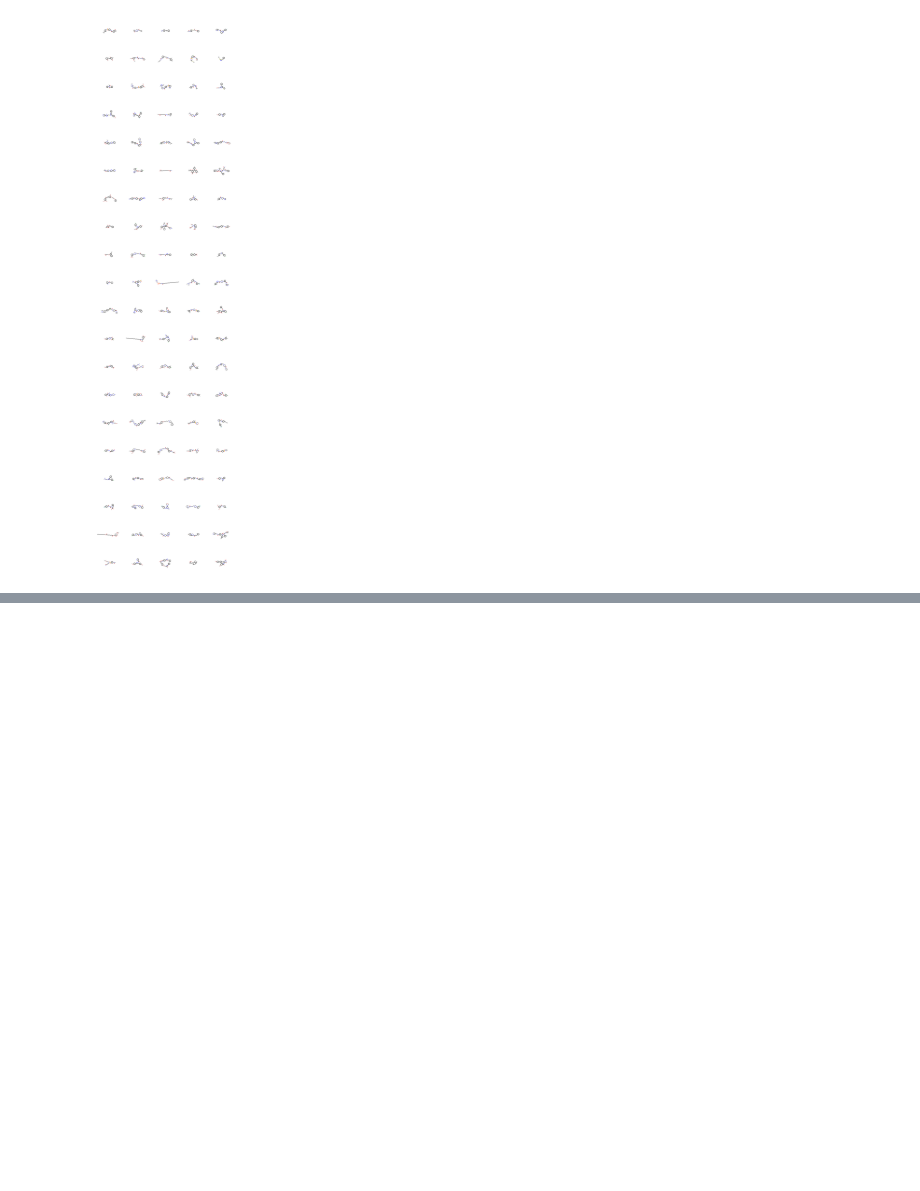
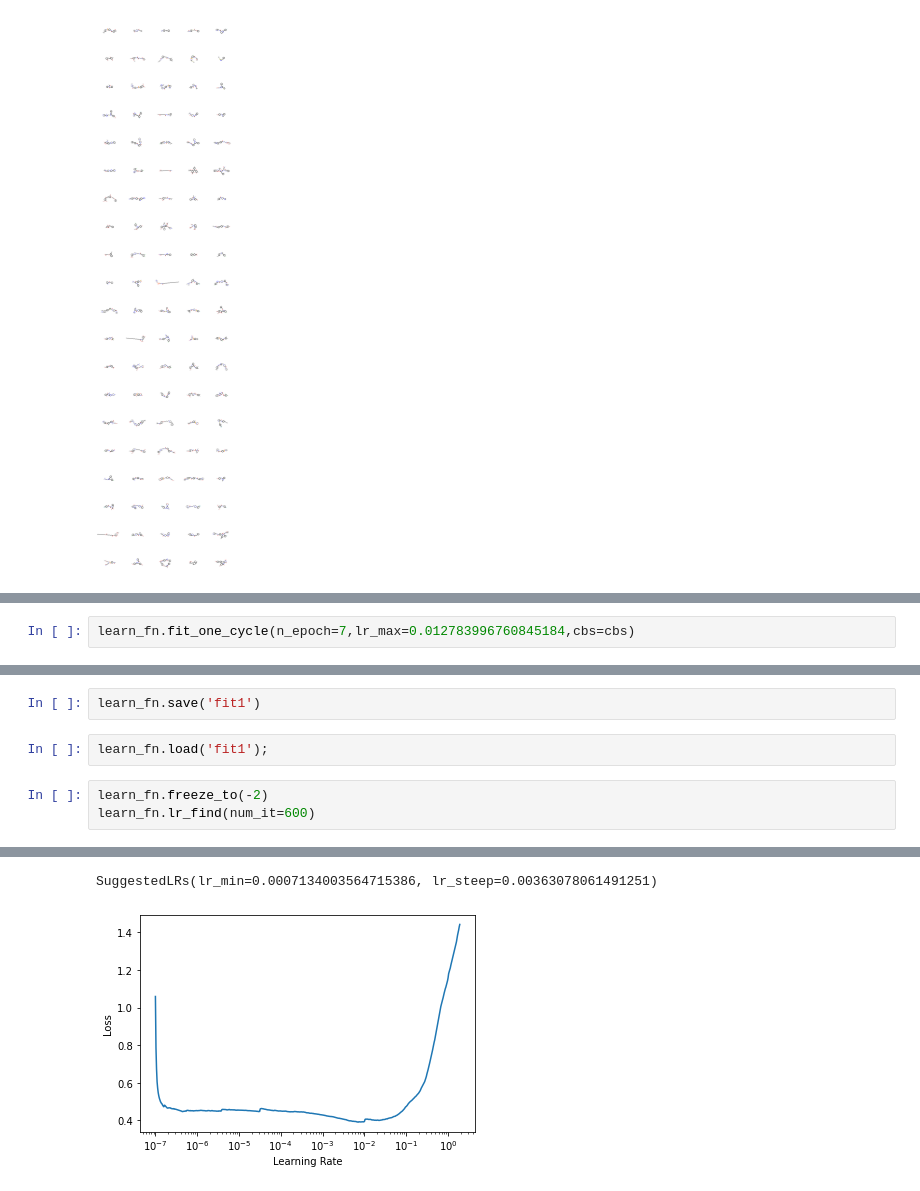
Before and after one commit to Marcosuff/Marcosuff.github.io, a Jupyter notebook: fastaiv2_works/SMILES_LSTM_fastaiv2.ipynb, the cells around one changed output, grey strips where cells are left out. Saved outputs shown, nothing was run; the diff lists cells and outputs as text; blank space fills up the shorter version.

```diff
--- a/fastaiv2_works/SMILES_LSTM_fastaiv2.ipynb
+++ b/fastaiv2_works/SMILES_LSTM_fastaiv2.ipynb
@@ -537,0 +590,2 @@ tar: Removing leading `/' from member names
+# %%
+learn_fn.fit_one_cycle(n_epoch=7,lr_max=0.012783996760845184,cbs=cbs)
@@ -537,0 +614,8 @@ tar: Removing leading `/' from member names
+# %%
+learn_fn.save('fit1')
+# %%
+learn_fn.load('fit1');
+# %%
+learn_fn.freeze_to(-2)
+learn_fn.lr_find(num_it=600)
+# %% [output]
@@ -537,0 +623,2 @@ tar: Removing leading `/' from member names
+SuggestedLRs(lr_min=0.0007134003564715386, lr_steep=0.00363078061491251)
+[figure, added]
```
Also changed, not shown: parts of 30 cells of this notebook.
